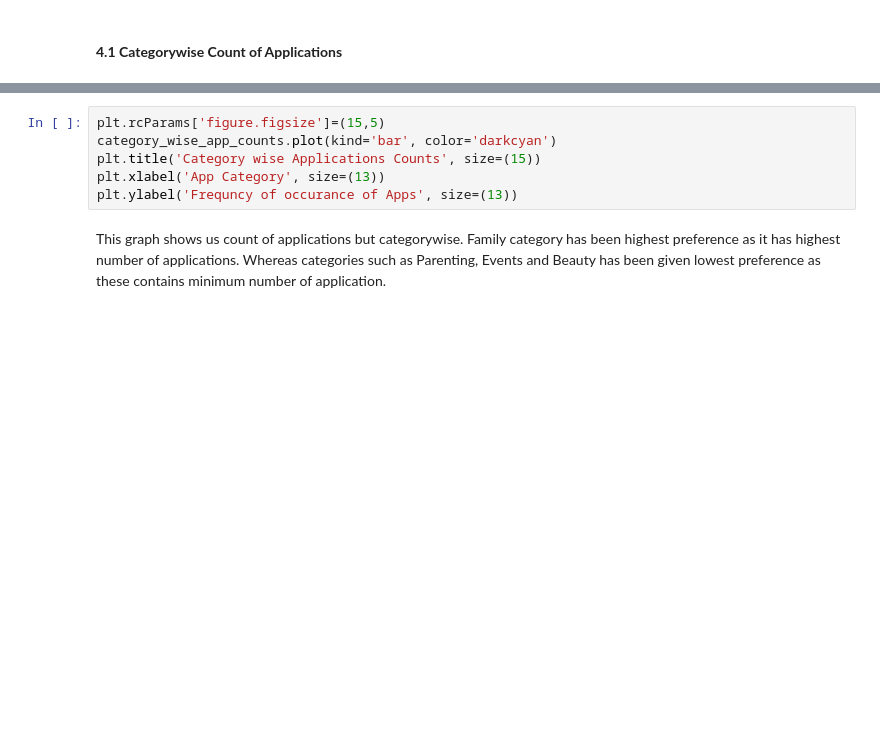
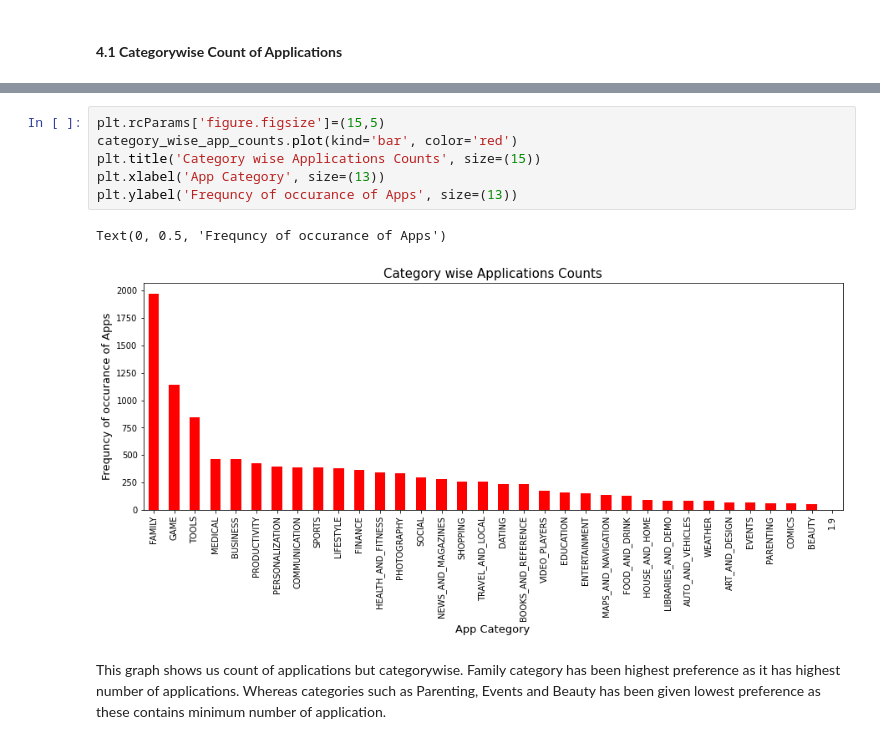
Before and after one commit to Sushmita8974/SUSHMITA-DAS-EDA-CAPESTONE-PROJECT---Google-Play-Store-Analysis-EDA.ipynb, a Jupyter notebook: SUSHMITA_DAS_EDA_CAPESTONE_PROJECT_Google_Play_Store_Analysis_EDA.ipynb, the cells around one changed output, grey strips where cells are left out. Drawn from its saved outputs; the diff is of its cells as text; blank space fills up the shorter version.

```diff
--- a/SUSHMITA_DAS_EDA_CAPESTONE_PROJECT_Google_Play_Store_Analysis_EDA.ipynb
+++ b/SUSHMITA_DAS_EDA_CAPESTONE_PROJECT_Google_Play_Store_Analysis_EDA.ipynb
@@ -465,10 +512,13 @@ BEAUTY                   42
 Name: Category, dtype: int64
 # %%
 plt.rcParams['figure.figsize']=(15,5)
-category_wise_app_counts.plot(kind='bar', color='darkcyan')
+category_wise_app_counts.plot(kind='bar', color='red')
 plt.title('Category wise Applications Counts', size=(15))
 plt.xlabel('App Category', size=(13))
 plt.ylabel('Frequncy of occurance of Apps', size=(13))
+# %% [output]
+Text(0, 0.5, 'Frequncy of occurance of Apps')
+[figure, added]
 # %% [markdown]
 This graph shows us count of applications but categorywise. Family category has been highest preference as it has highest number of applications. Whereas categories such as Parenting, Events and Beauty has been given lowest preference as these contains minimum number of application.
 # %% [markdown]
```
Also changed, not shown: parts of 23 cells of this notebook.
